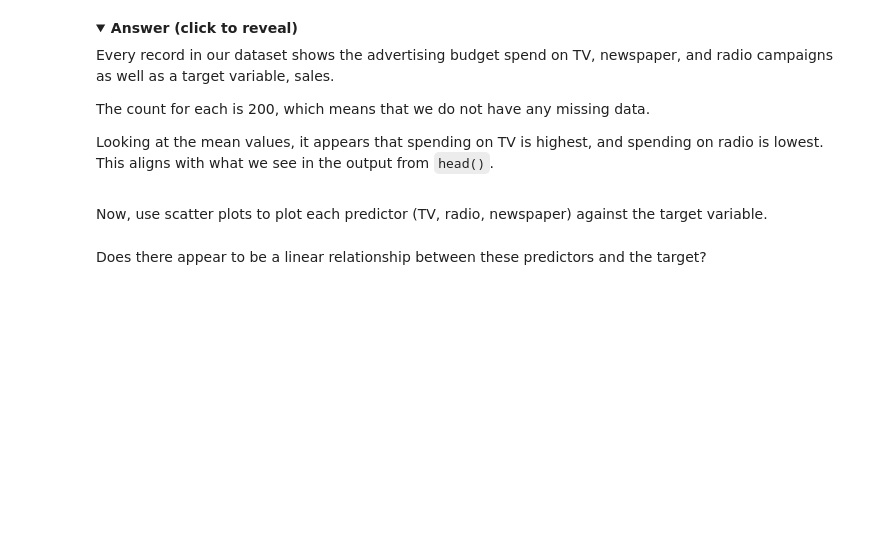
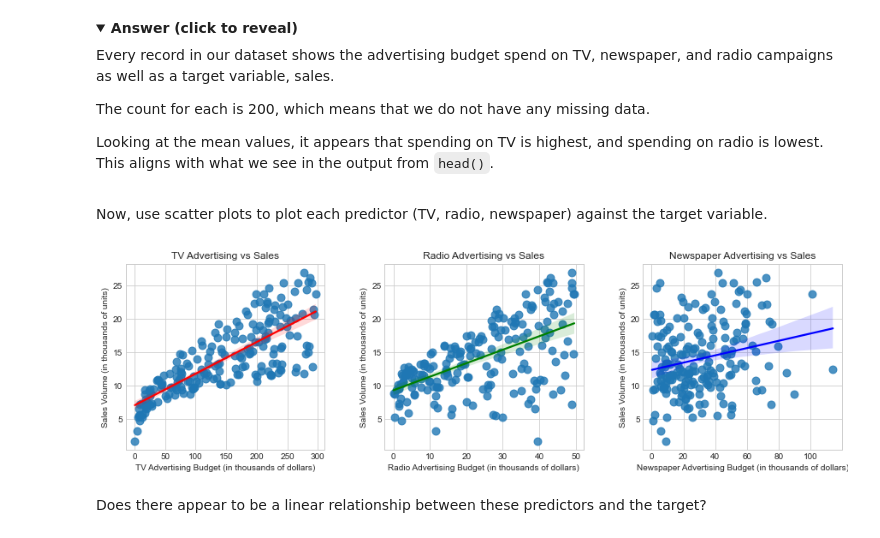
Before and after one commit to woodenikki/dsc-linear-regression-statsmodels-lab, a Jupyter notebook: index.ipynb, the cells around one changed output. Saved outputs shown, nothing was run; the diff lists cells and outputs as text; code cells hidden in the pictures; folded sections open; blank space fills up the shorter version.

```diff
--- a/index.ipynb
+++ b/index.ipynb
@@ -70,2 +89,29 @@ Now, use scatter plots to plot each predictor (TV, radio, newspaper) against the
+# %%
+# Visualize the relationship between the preditors and the target using scatter plots
+fig, axes = plt.subplots(nrows=1, ncols=3, figsize=(15, 4))
+
+# Plot each predictor against the target variable
+sns.regplot(x=df['TV'], y=df['sales'], ax=axes[0], scatter_kws={'s': 80}, line_kws={'color': 'r'})
+axes[0].set_title('TV Advertising vs Sales')
+axes[0].set_xlabel('TV Advertising Budget (in thousands of dollars)')
+axes[0].set_ylabel('Sales Volume (in thousands of units)')
+
+sns.regplot(x=df['radio'], y=df['sales'], ax=axes[1], scatter_kws={'s': 80}, line_kws={'color': 'g'})
+axes[1].set_title('Radio Advertising vs Sales')
+axes[1].set_xlabel('Radio Advertising Budget (in thousands of dollars)')
+axes[1].set_ylabel('Sales Volume (in thousands of units)')
+
+sns.regplot(x=df['newspaper'], y=df['sales'], ax=axes[2], scatter_kws={'s': 80}, line_kws={'color': 'b'})
+axes[2].set_title('Newspaper Advertising vs Sales')
+axes[2].set_xlabel('Newspaper Advertising Budget (in thousands of dollars)')
+axes[2].set_ylabel('Sales Volume (in thousands of units)')
+
+# Adjust spacing between subplots
+plt.subplots_adjust(wspace=0.3)
+
+# Display the plot
+plt.show()
+# %% [output]
+[figure, added]
 # %% [markdown]
 Does there appear to be a linear relationship between these predictors and the target?
```
Also changed, not shown: parts of 26 cells of this notebook.
